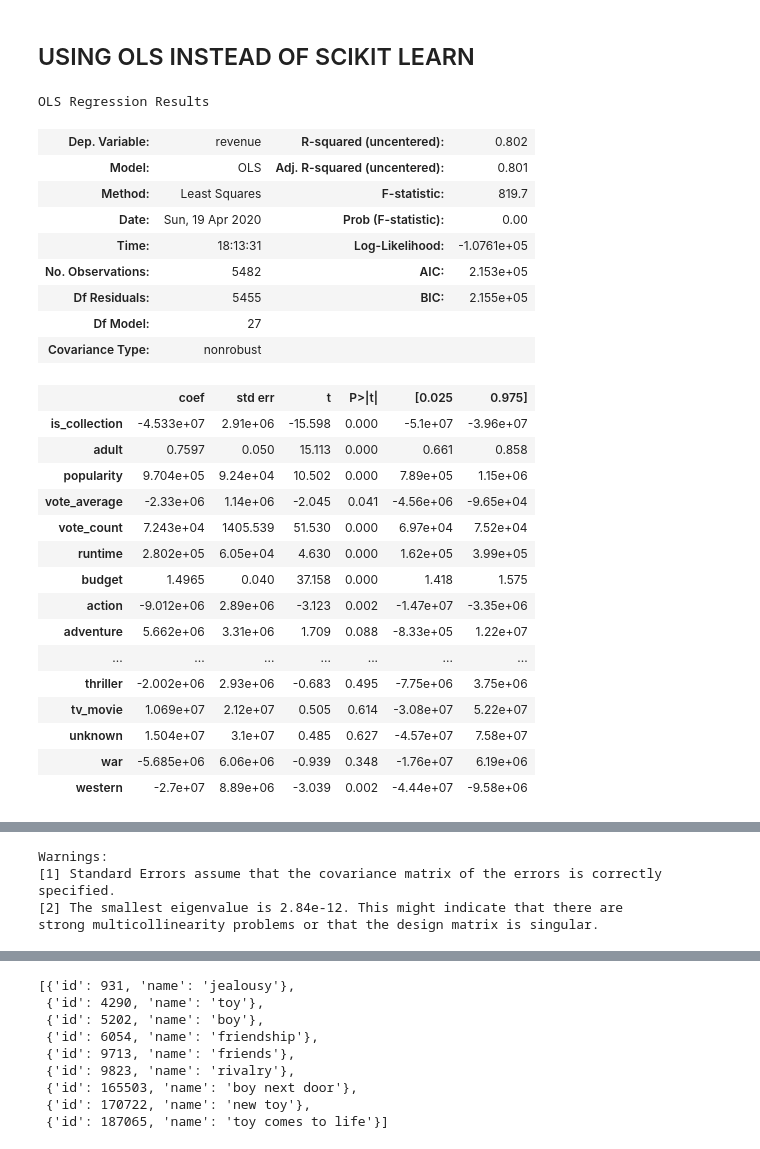
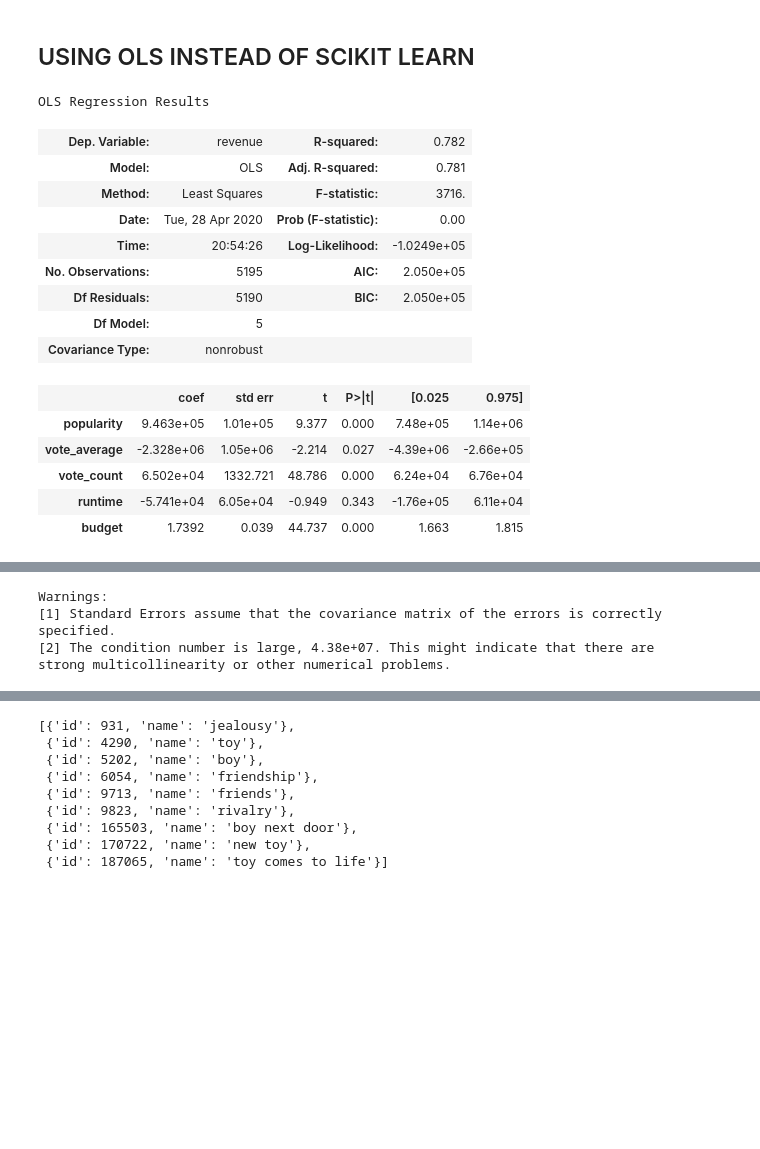
Before and after one commit to sangchoi93/ai_group_20, a Jupyter notebook: movie_dataset.ipynb, the cells around one changed output, grey strips where cells are left out. Cells and saved outputs as stored; diff of their text form; code cells hidden in the pictures; blank space fills up the shorter version.

```diff
--- a/movie_dataset.ipynb
+++ b/movie_dataset.ipynb
@@ -11,7 +11,7 @@ df_keywords = pd.read_csv('keywords.csv')
 # %% [markdown]
 # Data Preprocessing
 # %%
-df_movie = df_movie[['id', 'original_title', 'title', 'adult', 'belongs_to_collection',
+df_movie = df_movie[['id', 'original_title', 'title', 'belongs_to_collection',
                      'budget', 'genres', 'original_language', 'popularity',
                      'production_companies', 'production_countries', 'revenue',
                      'runtime', 'spoken_languages', 'status', 'vote_average',
@@ -35,7 +35,8 @@ df_movie['is_collection'] = df_movie['belongs_to_collection'].isnull()
 df_movie['is_collection'] = df_movie['is_collection'].apply(lambda x: 1 if x==True else 0)
 
 # convert boolean adult col to integer col with 1 and 0 value
-df_movie['adult'] = df_movie['adult'].apply(lambda x: 1 if x==True else 0)
+# print(df_movie['adult'])
+# df_movie['adult'] = df_movie['adult'].apply(lambda x: 1 if x==True else 0)
 df_movie['popularity'] = df_movie['popularity'].apply(lambda x: convertType(x, float))
 
 df_movie['budget'] = df_movie['budget'].apply(lambda x: convertType(x, int))
@@ -183,11 +197,27 @@ Index(['id', 'title', 'revenue', 'is_collection', 'adult', 'popularity',
 # %%
-df_movie_cleaned = df_movie_cleaned.drop(['id', 'title'], axis=1)
-x = df_movie_cleaned.iloc[:, 1:].values
-y = df_movie_cleaned.iloc[:, 0].values
+df_2 =  df_movie_cleaned.drop(['id', 'title', 'is_collection', 'unknown_genre', 'tv_movie_genre', 'documentary_genre'], axis=1)
+
+# normalize genres
+# dict_genres = dict()
+# tot = 0
+# for col in df_2.columns:
+#     if '_genre' in col:
+#         dict_genres[col] = len(df_2[df_2[col]==1])
+#         tot += dict_genres[col]
+
+# print(dict_genres)
+# print(tot)
+
+# for col in df_2.columns:
+#     if '_genre' in col:
+#         df_2[col] = df_2[col] * dict_genres[col]/tot
+
+x = df_2.iloc[:, 1:].values
+y = df_2.iloc[:, 0].values
 
 from sklearn.model_selection import train_test_split
 
-x_train, x_test, y_train, y_test = train_test_split(x, y, test_size=0.2, random_state=0)
+x_train, x_test, y_train, y_test = train_test_split(x, y, test_size=0.2)
 
 from sklearn.linear_model import LinearRegression
 regressor = LinearRegression()
@@ -197,7 +227,7 @@ regressor.fit(x_train, y_train)
 df_result = pd.DataFrame()
 y_predicted = regressor.predict(x_test)
 combined = np.concatenate((np.vstack((y_test)), x_test), axis=1)
-df_result = pd.DataFrame(data=combined, columns=df_movie_cleaned.columns)
+df_result = pd.DataFrame(data=combined, columns=df_2.columns)
 y_predicted = y_predicted.clip(min=0) # revenue can't be less than 0
-
+regressor.score(x_test, y_test)
 # df_result['difference'] = np.absolute(df_result['predicted_revenue']-df_result['revenue'])/df_result['revenue']
@@ -252,34 +437,24 @@ print(np.sqrt(metrics.mean_squared_error(y_test, y_predicted)))
 ## USING OLS INSTEAD OF SCIKIT LEARN
 # %%
 from statsmodels.api import OLS
-x_ols = df_movie_cleaned.iloc[:, 1:]
-y_ols = df_movie_cleaned.iloc[:, 0]
+x_ols = df_2.iloc[:, 1:]
+y_ols = df_2.iloc[:, 0]
 ols_model = OLS(y_ols,x_ols).fit()
 ols_model.summary()
 # %% [output]
 OLS Regression Results
-| Dep. Variable: | revenue | R-squared (uncentered): | 0.802 |
-| Model: | OLS | Adj. R-squared (uncentered): | 0.801 |
-| Method: | Least Squares | F-statistic: | 819.7 |
-| Date: | Sun, 19 Apr 2020 | Prob (F-statistic): | 0.00 |
-| Time: | 18:13:31 | Log-Likelihood: | -1.0761e+05 |
-| No. Observations: | 5482 | AIC: | 2.153e+05 |
-| Df Residuals: | 5455 | BIC: | 2.155e+05 |
-| Df Model: | 27 |  |  |
+| Dep. Variable: | revenue | R-squared: | 0.782 |
+| Model: | OLS | Adj. R-squared: | 0.781 |
+| Method: | Least Squares | F-statistic: | 3716. |
+| Date: | Tue, 28 Apr 2020 | Prob (F-statistic): | 0.00 |
+| Time: | 20:54:26 | Log-Likelihood: | -1.0249e+05 |
+| No. Observations: | 5195 | AIC: | 2.050e+05 |
+| Df Residuals: | 5190 | BIC: | 2.050e+05 |
+| Df Model: | 5 |  |  |
 | Covariance Type: | nonrobust |  |  |
 |  | coef | std err | t | P>|t| | [0.025 | 0.975] |
-| is_collection | -4.533e+07 | 2.91e+06 | -15.598 | 0.000 | -5.1e+07 | -3.96e+07 |
-| adult | 0.7597 | 0.050 | 15.113 | 0.000 | 0.661 | 0.858 |
-| popularity | 9.704e+05 | 9.24e+04 | 10.502 | 0.000 | 7.89e+05 | 1.15e+06 |
-| vote_average | -2.33e+06 | 1.14e+06 | -2.045 | 0.041 | -4.56e+06 | -9.65e+04 |
-| vote_count | 7.243e+04 | 1405.539 | 51.530 | 0.000 | 6.97e+04 | 7.52e+04 |
-| runtime | 2.802e+05 | 6.05e+04 | 4.630 | 0.000 | 1.62e+05 | 3.99e+05 |
-| budget | 1.4965 | 0.040 | 37.158 | 0.000 | 1.418 | 1.575 |
-| action | -9.012e+06 | 2.89e+06 | -3.123 | 0.002 | -1.47e+07 | -3.35e+06 |
-| adventure | 5.662e+06 | 3.31e+06 | 1.709 | 0.088 | -8.33e+05 | 1.22e+07 |
-| ... | ... | ... | ... | ... | ... | ... |
-| thriller | -2.002e+06 | 2.93e+06 | -0.683 | 0.495 | -7.75e+06 | 3.75e+06 |
-| tv_movie | 1.069e+07 | 2.12e+07 | 0.505 | 0.614 | -3.08e+07 | 5.22e+07 |
-| unknown | 1.504e+07 | 3.1e+07 | 0.485 | 0.627 | -4.57e+07 | 7.58e+07 |
-| war | -5.685e+06 | 6.06e+06 | -0.939 | 0.348 | -1.76e+07 | 6.19e+06 |
-| western | -2.7e+07 | 8.89e+06 | -3.039 | 0.002 | -4.44e+07 | -9.58e+06 |
+| popularity | 9.463e+05 | 1.01e+05 | 9.377 | 0.000 | 7.48e+05 | 1.14e+06 |
+| vote_average | -2.328e+06 | 1.05e+06 | -2.214 | 0.027 | -4.39e+06 | -2.66e+05 |
+| vote_count | 6.502e+04 | 1332.721 | 48.786 | 0.000 | 6.24e+04 | 6.76e+04 |
+| runtime | -5.741e+04 | 6.05e+04 | -0.949 | 0.343 | -1.76e+05 | 6.11e+04 |
+| budget | 1.7392 | 0.039 | 44.737 | 0.000 | 1.663 | 1.815 |
@@ -290,7 +465,7 @@ OLS Regression Results
 Warnings:
 [1] Standard Errors assume that the covariance matrix of the errors is correctly specified.
-[2] The smallest eigenvalue is 2.84e-12. This might indicate that there are
-strong multicollinearity problems or that the design matrix is singular.
+[2] The condition number is large, 4.38e+07. This might indicate that there are
+strong multicollinearity or other numerical problems.
 # %%
 import matplotlib.pyplot as plt
 import statsmodels.api as sm
```
Also changed, not shown: parts of 31 cells of this notebook.
